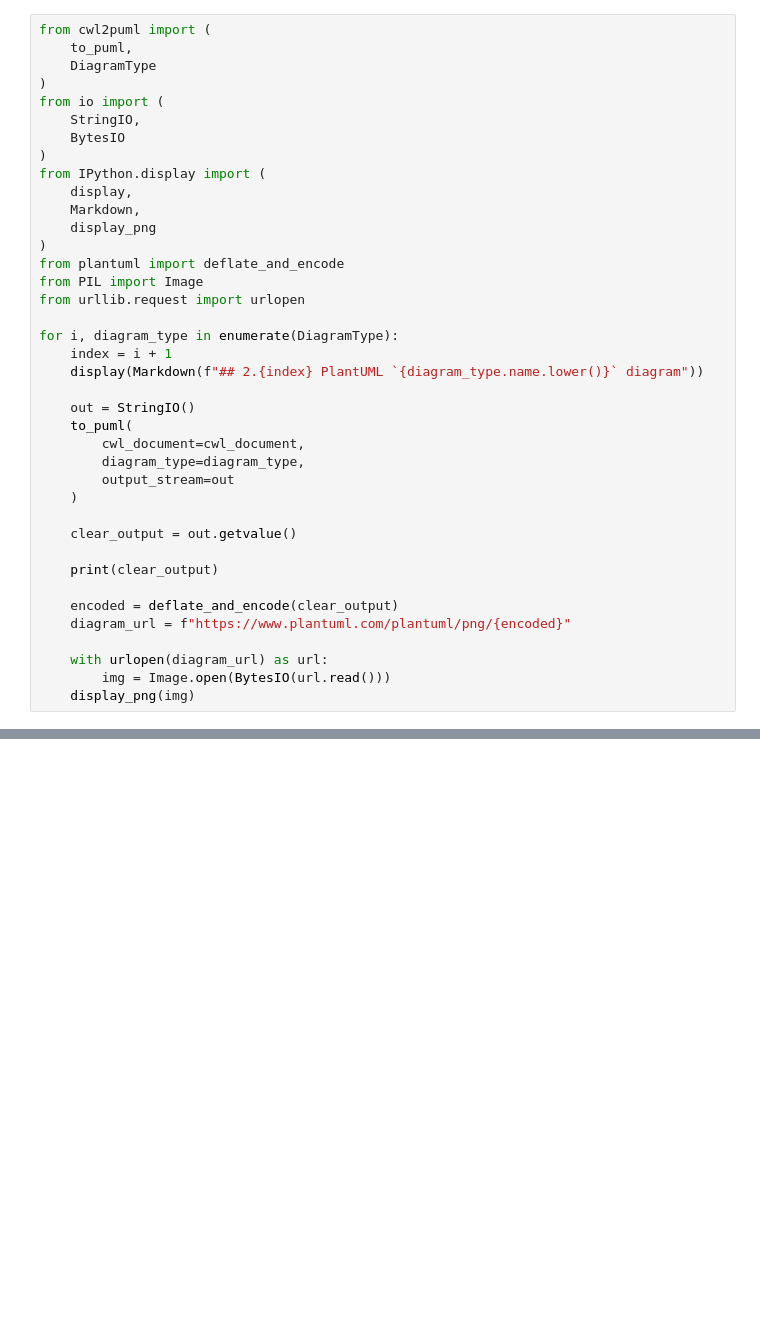
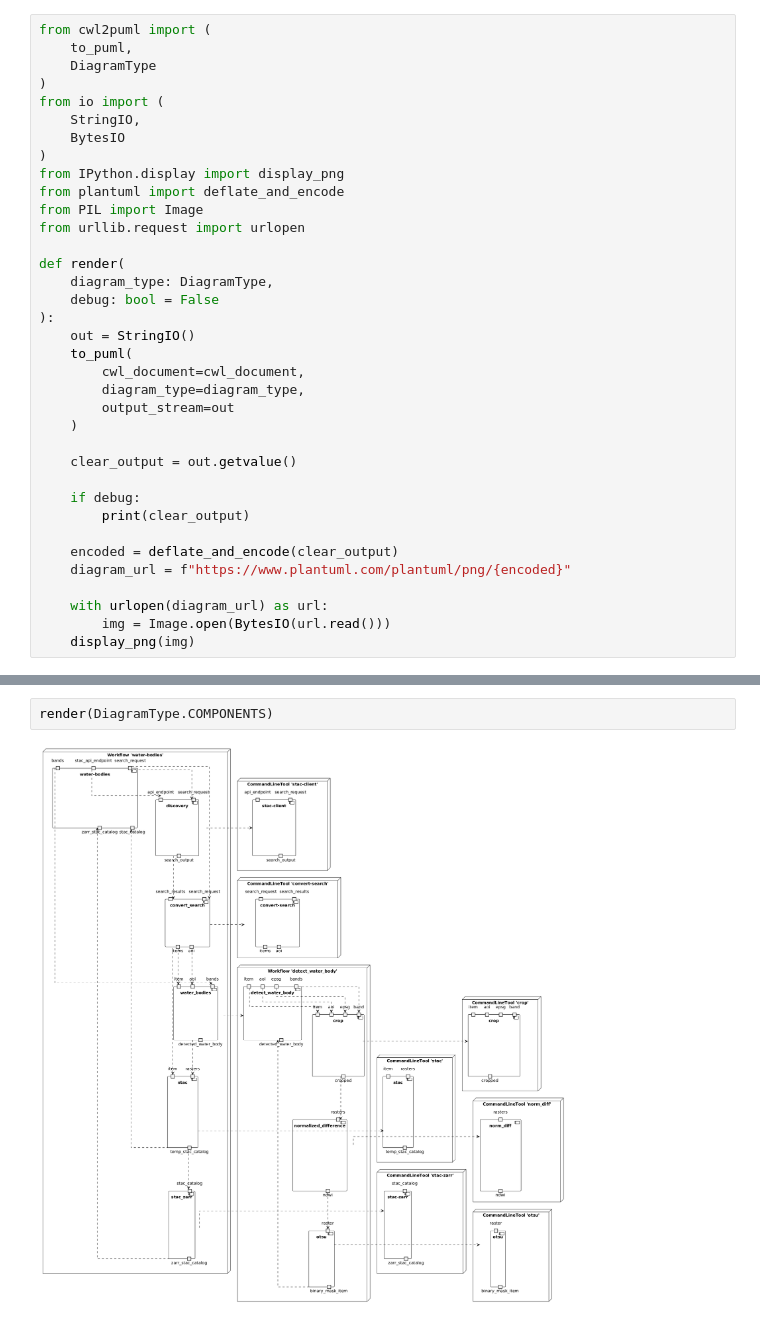
Before and after one commit to Terradue/cwl2puml, a Jupyter notebook: docs/examples.ipynb, the cells around one changed output, grey strips where cells are left out. Saved outputs shown, nothing was run; the diff lists cells and outputs as text; blank space fills up the shorter version.

```diff
--- a/docs/examples.ipynb
+++ b/docs/examples.ipynb
@@ -30,19 +41,15 @@ from io import (
     StringIO,
     BytesIO
 )
-from IPython.display import (
-    display,
-    Markdown,
-    display_png
-)
+from IPython.display import display_png
 from plantuml import deflate_and_encode
 from PIL import Image
 from urllib.request import urlopen
 
-for i, diagram_type in enumerate(DiagramType):
-    index = i + 1
-    display(Markdown(f"## 2.{index} PlantUML `{diagram_type.name.lower()}` diagram"))
-
+def render(
+    diagram_type: DiagramType,
+    debug: bool = False
+):
     out = StringIO()
     to_puml(
         cwl_document=cwl_document,
@@ -52,7 +59,8 @@ for i, diagram_type in enumerate(DiagramType):
 
     clear_output = out.getvalue()
 
-    print(clear_output)
+    if debug:
+        print(clear_output)
 
     encoded = deflate_and_encode(clear_output)
     diagram_url = f"https://www.plantuml.com/plantuml/png/{encoded}"
@@ -82,0 +75,4 @@ hide empty description
+# %%
+render(DiagramType.COMPONENTS)
+# %% [output]
+[figure, added]
```
Also changed, not shown: parts of 15 cells of this notebook.
